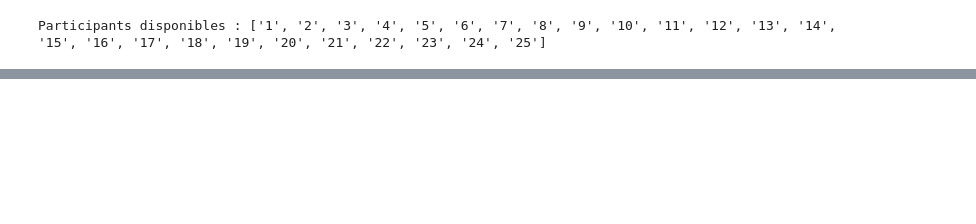
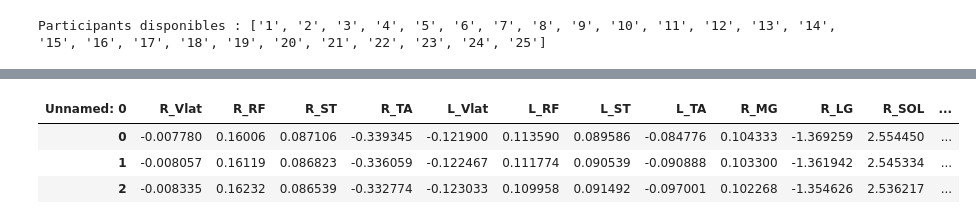
Before and after one commit to amiraydin/Paris8M2, a Jupyter notebook: Projet_ATC.ipynb, the cells around one changed output, grey strips where cells are left out. Saved outputs shown, nothing was run; the diff lists cells and outputs as text; code cells hidden in the pictures; blank space fills up the shorter version.

```diff
--- a/Projet_ATC.ipynb
+++ b/Projet_ATC.ipynb
@@ -955,0 +533,4 @@ print(f"Fichiers batch générés pour la modalité {modality.upper()} : {batch_
+# %%
+emg_resampled = resample_data(cleaned_dataEmg, original_freq=2000, target_freq=60)
+imu_resampled = resample_data(cleaned_dataImu, original_freq=100, target_freq=60)
+ips_resampled = resample_data(cleaned_dataIps, original_freq=60, target_freq=60)
@@ -955,0 +567,33 @@ print(f"Fichiers batch générés pour la modalité {modality.upper()} : {batch_
+# %%
+def normalize_data(data, ignore_columns=['id', 'categorie']):
+  # Vérification des colonnes à ignorer
+  ignore_columns = [col for col in ignore_columns if col in data.columns]
+  if len(ignore_columns) < len(set(ignore_columns)):
+    print("alert : certaines colonnes dans 'ignore_columns' n'existent pas dans le DataFrame.")
+  # Séparer les colonnes à ignorer (id, categorie, etc.)
+  to_ignore = data[ignore_columns]
+  to_normalize = data.drop(columns=ignore_columns)
+  numeric_cols = to_normalize.select_dtypes(include=[float, int]).drop(columns=['categorie'], errors='ignore')
+  if 'categorie' in numeric_cols.columns:
+    numeric_cols['categorie'] = numeric_cols['categorie'].astype('object')
+  # Normalisation des colonnes numériques
+  scaler = StandardScaler()
+  normalized_numeric = pd.DataFrame(
+      scaler.fit_transform(numeric_cols),
+      columns=numeric_cols.columns,
+      index=numeric_cols.index
+  )
+  # Réintégration des colonnes non numériques ignorées
+  non_numeric_cols = to_normalize.select_dtypes(exclude=[float, int])
+  if not non_numeric_cols.empty:
+    print("Notif : Les colonnes non numériques ont été exclues de la normalisation.")
+  # Reconstruction du DataFrame final
+  normalized_data = pd.concat([normalized_numeric.reset_index(drop=True), non_numeric_cols.reset_index(drop=True), to_ignore.reset_index(drop=True)], axis=1)
+  # Restaurer l'ordre original des colonnes
+  normalized_data = normalized_data[data.columns]
+
+  return normalized_data
+# %%
+normalized_dataImu = normalize_data(imu_resampled)
+normalized_dataEmg = normalize_data(emg_resampled)
+normalized_dataIps = normalize_data(ips_resampled)
@@ -955,0 +608,7 @@ print(f"Fichiers batch générés pour la modalité {modality.upper()} : {batch_
+# %%
+normalized_dataEmg.head(3)
+# %% [output]
+| Unnamed: 0 | R_Vlat | R_RF | R_ST | R_TA | L_Vlat | L_RF | L_ST | L_TA | R_MG | R_LG | R_SOL | ... |
+| 0 | -0.007780 | 0.16006 | 0.087106 | -0.339345 | -0.121900 | 0.113590 | 0.089586 | -0.084776 | 0.104333 | -1.369259 | 2.554450 | ... |
+| 1 | -0.008057 | 0.16119 | 0.086823 | -0.336059 | -0.122467 | 0.111774 | 0.090539 | -0.090888 | 0.103300 | -1.361942 | 2.545334 | ... |
+| 2 | -0.008335 | 0.16232 | 0.086539 | -0.332774 | -0.123033 | 0.109958 | 0.091492 | -0.097001 | 0.102268 | -1.354626 | 2.536217 | ... |
```
Also changed, not shown: parts of 118 cells of this notebook.
